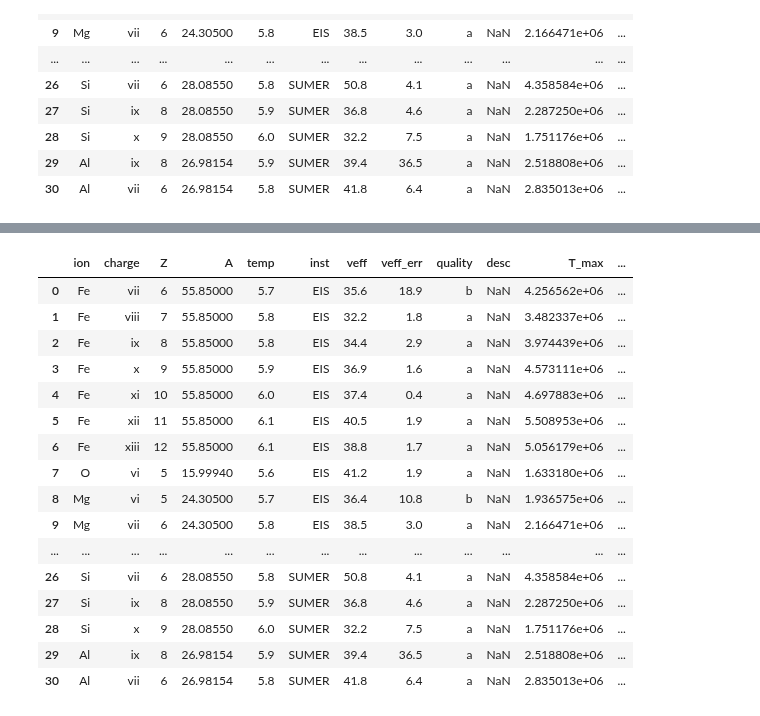
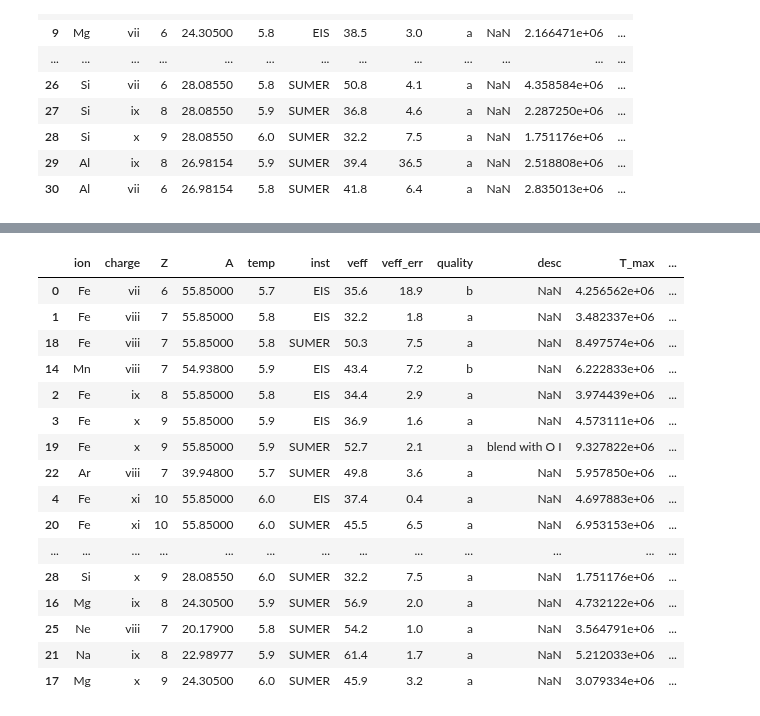
Before and after one commit to yjzhu-solar/EIS_SUMER_PCH_Ti, a Jupyter notebook: ipynb/paper/temp_diag_v2.ipynb, the cells around one changed output, grey strips where cells are left out. Saved outputs shown, nothing was run; the diff lists cells and outputs as text; code cells hidden in the pictures.

```diff
--- a/ipynb/paper/temp_diag_v2.ipynb
+++ b/ipynb/paper/temp_diag_v2.ipynb
@@ -59,13 +59,17 @@ veff_res_err = np.sqrt(np.square(veff-veff_err)-np.square(vnt_max))
 veff_res_err = np.nan_to_num(veff_res_err,nan=1.)
 T_max = np.square(veff)*df["A"]*amu/2/k_B/(4*np.log(2))*4*np.log(2)
 T_min = np.square(veff_res)*df["A"]*amu/2/k_B/(4*np.log(2))*4*np.log(2)
-T_max_err = np.square(veff+veff_err)*df["A"]*amu/2/k_B/(4*np.log(2))*4*np.log(2)
-T_min_err = np.square(veff_res_err)*df["A"]*amu/2/k_B/(4*np.log(2))*4*np.log(2)
+T_err = 2*veff*veff_err*df["A"]*amu/2/k_B/(4*np.log(2))*4*np.log(2)
+T_min_err = veff*veff_err/veff_res*df["A"]*amu/2/k_B/(4*np.log(2))*4*np.log(2)
+T_max_lim = T_max + T_err
+T_min_lim = T_min - T_err
+T_min_lim[T_min_lim <=0] = 1
 # %%
 df["T_max"] = T_max
 df["T_min"] = T_min
-df["T_max_err"] = T_max_err
-df["T_min_err"] = T_min_err
+df["T_err"] = T_err
+df["T_max_lim"] = T_max_lim
+df["T_min_lim"] = T_min_lim
 df["Z2A"] = df["Z"]/df["A"]
 df["label"] = df["ion"] + r" \textsc{"+ df["charge"] + r"}"
 # %%
@@ -261,20 +265,20 @@ Text(0.5, 0, '\\textbf{Charge to Mass Ratio} $\\boldsymbol{Z/A}$')
 # %%
-df
+df.sort_values("Z2A")
 # %% [output]
 |  | ion | charge | Z | A | temp | inst | veff | veff_err | quality | desc | T_max | ... |
 | 0 | Fe | vii | 6 | 55.85000 | 5.7 | EIS | 35.6 | 18.9 | b | NaN | 4.256562e+06 | ... |
 | 1 | Fe | viii | 7 | 55.85000 | 5.8 | EIS | 32.2 | 1.8 | a | NaN | 3.482337e+06 | ... |
+| 18 | Fe | viii | 7 | 55.85000 | 5.8 | SUMER | 50.3 | 7.5 | a | NaN | 8.497574e+06 | ... |
+| 14 | Mn | viii | 7 | 54.93800 | 5.9 | EIS | 43.4 | 7.2 | b | NaN | 6.222833e+06 | ... |
 | 2 | Fe | ix | 8 | 55.85000 | 5.8 | EIS | 34.4 | 2.9 | a | NaN | 3.974439e+06 | ... |
 | 3 | Fe | x | 9 | 55.85000 | 5.9 | EIS | 36.9 | 1.6 | a | NaN | 4.573111e+06 | ... |
+| 19 | Fe | x | 9 | 55.85000 | 5.9 | SUMER | 52.7 | 2.1 | a | blend with O I | 9.327822e+06 | ... |
+| 22 | Ar | viii | 7 | 39.94800 | 5.7 | SUMER | 49.8 | 3.6 | a | NaN | 5.957850e+06 | ... |
 | 4 | Fe | xi | 10 | 55.85000 | 6.0 | EIS | 37.4 | 0.4 | a | NaN | 4.697883e+06 | ... |
-| 5 | Fe | xii | 11 | 55.85000 | 6.1 | EIS | 40.5 | 1.9 | a | NaN | 5.508953e+06 | ... |
-| 6 | Fe | xiii | 12 | 55.85000 | 6.1 | EIS | 38.8 | 1.7 | a | NaN | 5.056179e+06 | ... |
-| 7 | O | vi | 5 | 15.99940 | 5.6 | EIS | 41.2 | 1.9 | a | NaN | 1.633180e+06 | ... |
-| 8 | Mg | vi | 5 | 24.30500 | 5.7 | EIS | 36.4 | 10.8 | b | NaN | 1.936575e+06 | ... |
-| 9 | Mg | vii | 6 | 24.30500 | 5.8 | EIS | 38.5 | 3.0 | a | NaN | 2.166471e+06 | ... |
+| 20 | Fe | xi | 10 | 55.85000 | 6.0 | SUMER | 45.5 | 6.5 | a | NaN | 6.953153e+06 | ... |
 | ... | ... | ... | ... | ... | ... | ... | ... | ... | ... | ... | ... | ... |
-| 26 | Si | vii | 6 | 28.08550 | 5.8 | SUMER | 50.8 | 4.1 | a | NaN | 4.358584e+06 | ... |
-| 27 | Si | ix | 8 | 28.08550 | 5.9 | SUMER | 36.8 | 4.6 | a | NaN | 2.287250e+06 | ... |
 | 28 | Si | x | 9 | 28.08550 | 6.0 | SUMER | 32.2 | 7.5 | a | NaN | 1.751176e+06 | ... |
-| 29 | Al | ix | 8 | 26.98154 | 5.9 | SUMER | 39.4 | 36.5 | a | NaN | 2.518808e+06 | ... |
-| 30 | Al | vii | 6 | 26.98154 | 5.8 | SUMER | 41.8 | 6.4 | a | NaN | 2.835013e+06 | ... |
+| 16 | Mg | ix | 8 | 24.30500 | 5.9 | SUMER | 56.9 | 2.0 | a | NaN | 4.732122e+06 | ... |
+| 25 | Ne | viii | 7 | 20.17900 | 5.8 | SUMER | 54.2 | 1.0 | a | NaN | 3.564791e+06 | ... |
+| 21 | Na | ix | 8 | 22.98977 | 5.9 | SUMER | 61.4 | 1.7 | a | NaN | 5.212033e+06 | ... |
+| 17 | Mg | x | 9 | 24.30500 | 6.0 | SUMER | 45.9 | 3.2 | a | NaN | 3.079334e+06 | ... |
```
Also changed, not shown: parts of 4 cells of this notebook, 4 other files.
